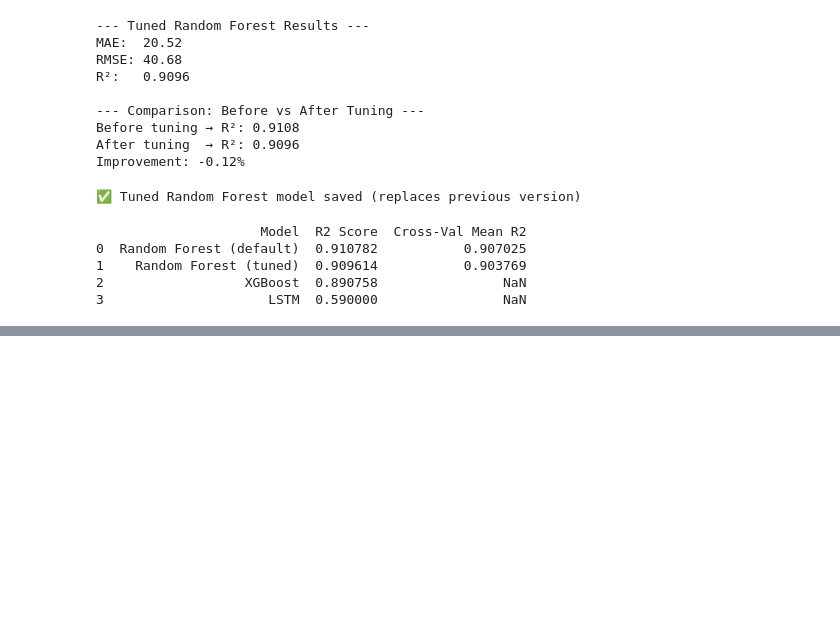
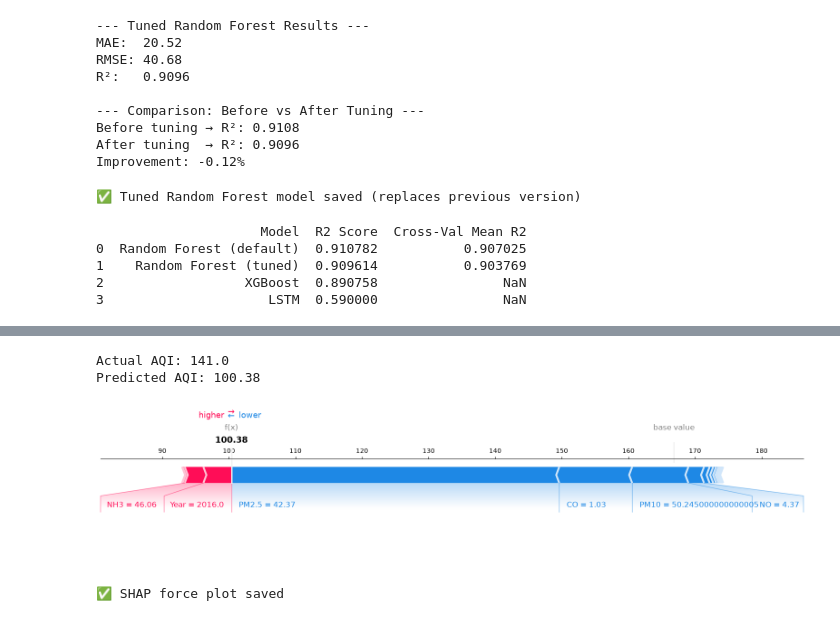
Before and after one commit to ankur0278/aqi-predictor-project, a Jupyter notebook: notebooks/03_model_building.ipynb, the cells around one changed output, grey strips where cells are left out. Cells and saved outputs as stored; diff of their text form; code cells hidden in the pictures; blank space fills up the shorter version.

```diff
--- a/notebooks/03_model_building.ipynb
+++ b/notebooks/03_model_building.ipynb
@@ -222,0 +254,20 @@ results_final.to_csv('../reports/final_model_comparison.csv', index=False)
+# %%
+# Explain the first test sample
+shap.initjs()
+sample_idx = 0
+print("Actual AQI:", y_test.iloc[sample_idx])
+print("Predicted AQI:", rf_model.predict(X_test.iloc[[sample_idx]])[0].round(2))
+
+# Save force plot as HTML
+force_plot = shap.force_plot(
+    explainer.expected_value,
+    shap_values[sample_idx],
+    X_test.iloc[sample_idx],
+    feature_names=features,
+    matplotlib=True,
+    show=False
+)
+plt.savefig('../reports/13_shap_force_plot.png', dpi=150, bbox_inches='tight')
+plt.show()
+print("✅ SHAP force plot saved")
+# %% [output]
@@ -222,0 +275,4 @@ results_final.to_csv('../reports/final_model_comparison.csv', index=False)
+Actual AQI: 141.0
+Predicted AQI: 100.38
+[figure, added]
+✅ SHAP force plot saved
```
Also changed, not shown: parts of 4 cells of this notebook, 4 other files.
